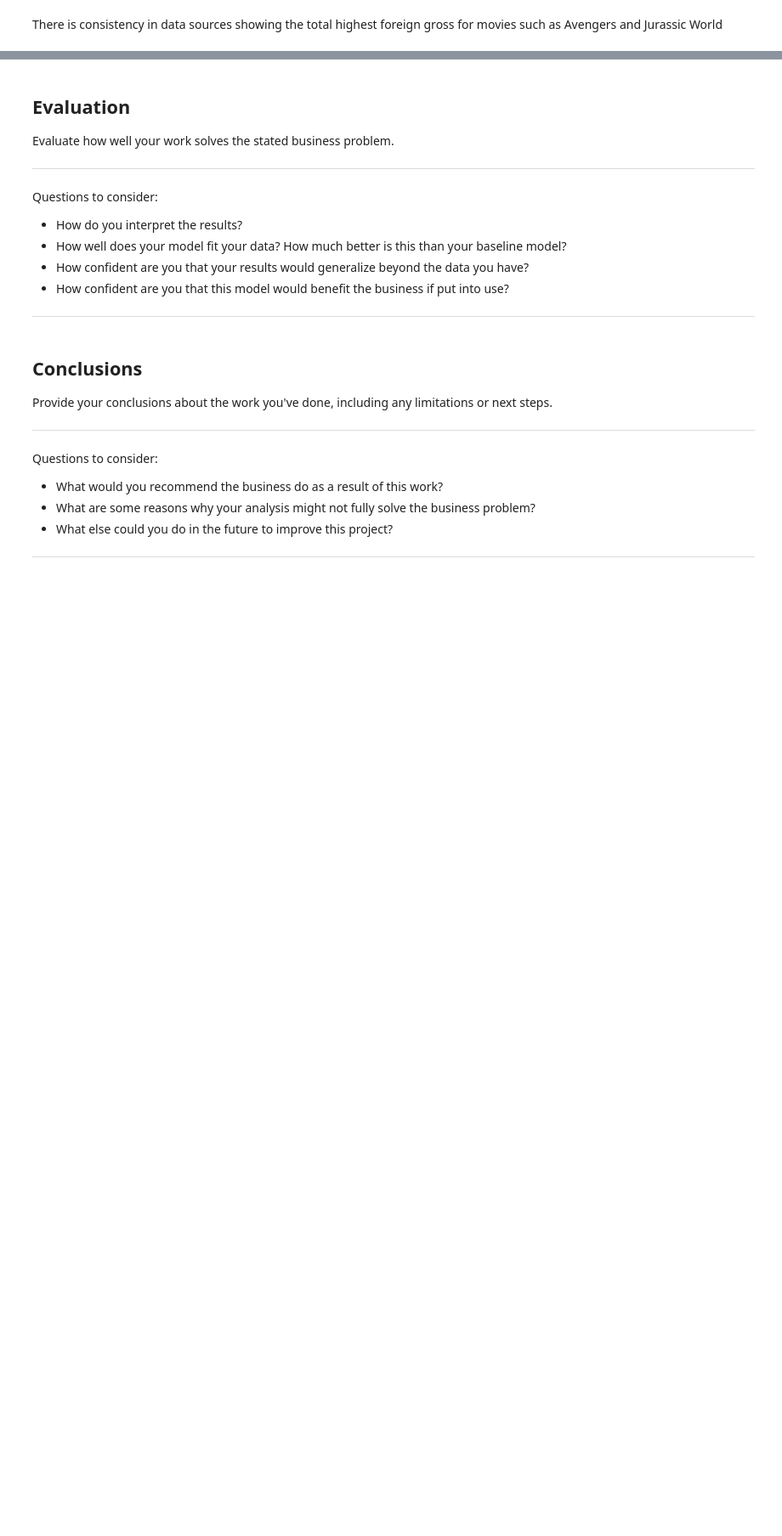
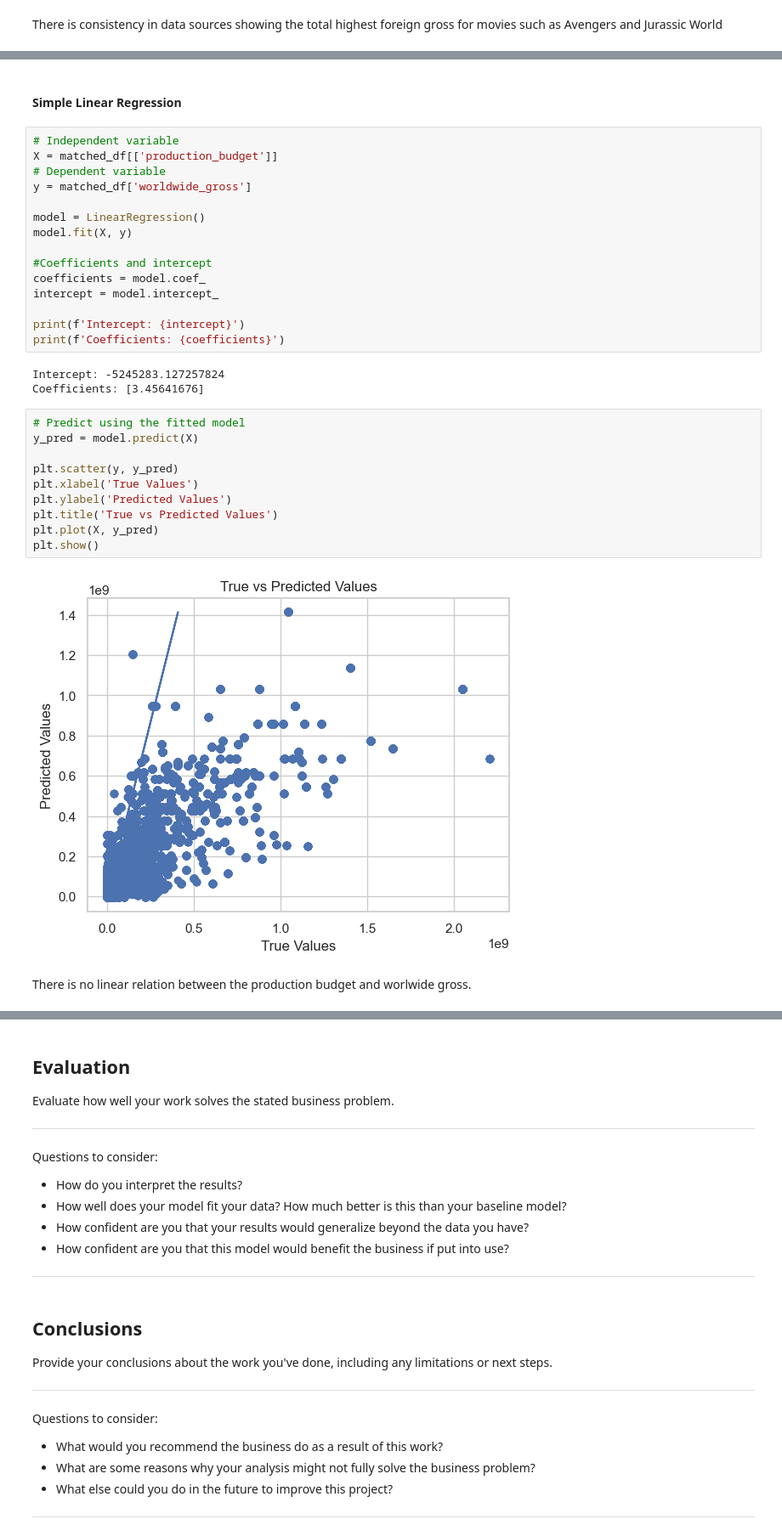
Before and after one commit to Kosilei-web/Phase_2_project_Group_5, a Jupyter notebook: index.ipynb, the cells around one changed output, grey strips where cells are left out. Shown at 85% size. Cells and saved outputs as stored; diff of their text form; blank space fills up the shorter version.

Commit message:
Correlation and Linear Regression

```diff
--- a/index.ipynb
+++ b/index.ipynb
@@ -902,0 +1041,34 @@ plt.show()
+# %% [markdown]
+#### Simple Linear Regression
+# %%
+# Independent variable
+X = matched_df[['production_budget']]
+# Dependent variable
+y = matched_df['worldwide_gross']
+
+model = LinearRegression()
+model.fit(X, y)
+
+#Coefficients and intercept
+coefficients = model.coef_
+intercept = model.intercept_
+
+print(f'Intercept: {intercept}')
+print(f'Coefficients: {coefficients}')
+# %% [output]
+Intercept: -5245283.127257824
+Coefficients: [3.45641676]
+# %%
+# Predict using the fitted model
+y_pred = model.predict(X)
+
+plt.scatter(y, y_pred)
+plt.xlabel('True Values')
+plt.ylabel('Predicted Values')
+plt.title('True vs Predicted Values')
+plt.plot(X, y_pred)
+plt.show()
+# %% [output]
+[figure, added]
+# %% [markdown]
+There is no linear relation between the production budget and worlwide gross.
```
Also changed, not shown: parts of 40 cells of this notebook.
